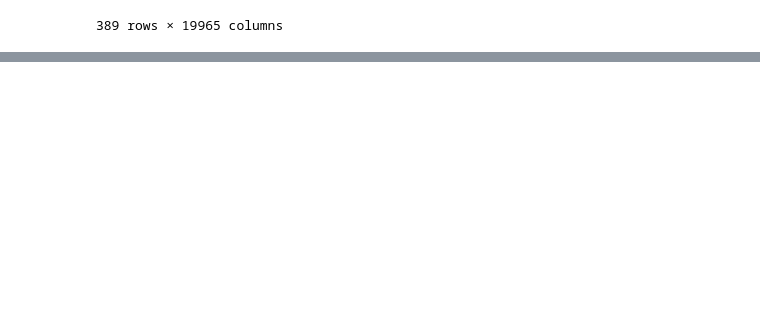
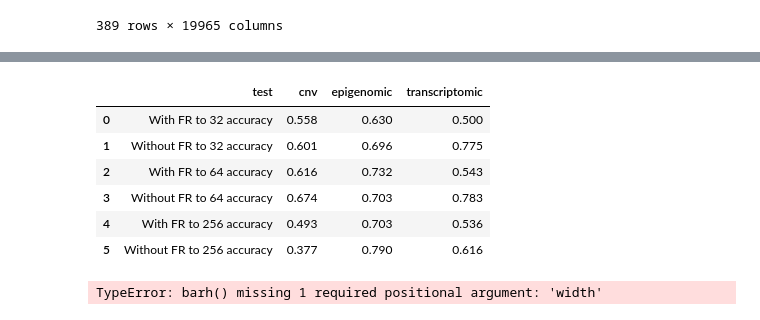
Before and after one commit to akira-nair/multiomic-model-tcga, a Jupyter notebook: models/MAVI/complete_modality.ipynb, the cells around one changed output, grey strips where cells are left out. Cells and saved outputs as stored; diff of their text form; code cells hidden in the pictures; blank space fills up the shorter version.

```diff
--- a/models/MAVI/complete_modality.ipynb
+++ b/models/MAVI/complete_modality.ipynb
@@ -216,3 +239,10 @@ data_training = data[data["case_id"].isin(training_cases)]
 | 513 | 0 | TCGA-55-8097 | 9.1147 | 0.0099 | 16.1424 | 2.6900 | ... |
 | 514 | 0 | TCGA-S2-AA1A | 32.9776 | 0.0428 | 26.9851 | 3.5112 | ... |
 389 rows × 19965 columns
+# %%
+cnv_hp = pd.read_csv("/users/anair27/data/anair27/singh-lab-TCGA-project/multiomic-model-tcga/__plots/Feb-27-14:18:16/cnv_results.csv", header = None)
+epigenomic_hp = pd.read_csv("/users/anair27/data/anair27/singh-lab-TCGA-project/multiomic-model-tcga/__plots/Feb-27-14:18:16/epigenomic_results.csv", header = None)
+transcriptomic_hp = pd.read_csv("/users/anair27/data/anair27/singh-lab-TCGA-project/multiomic-model-tcga/__plots/Feb-27-14:18:16/transcriptomic_results.csv", header = None)
+# %%
+cnv_hp = cnv_hp.rename(columns={0:'test', 1:'cnv'})
+cnv_hp
@@ -218,0 +257,3 @@ data_training = data[data["case_id"].isin(training_cases)]
+# %%
+epigenomic_hp = epigenomic_hp.rename(columns={0:'test', 1:'epigenomic'})
+epigenomic_hp
@@ -218,0 +268,3 @@ data_training = data[data["case_id"].isin(training_cases)]
+# %%
+transcriptomic_hp = transcriptomic_hp.rename(columns={0:'test', 1:'transcriptomic'})
+transcriptomic_hp
@@ -218,0 +279,11 @@ data_training = data[data["case_id"].isin(training_cases)]
+# %%
+results_hp = pd.merge(pd.merge(cnv_hp, epigenomic_hp, on = 'test'), transcriptomic_hp, on = 'test')
+results_hp
+# %% [output]
+|  | test | cnv | epigenomic | transcriptomic |
+| 0 | With FR to 32 accuracy | 0.558 | 0.630 | 0.500 |
+| 1 | Without FR to 32 accuracy | 0.601 | 0.696 | 0.775 |
+| 2 | With FR to 64 accuracy | 0.616 | 0.732 | 0.543 |
+| 3 | Without FR to 64 accuracy | 0.674 | 0.703 | 0.783 |
+| 4 | With FR to 256 accuracy | 0.493 | 0.703 | 0.536 |
+| 5 | Without FR to 256 accuracy | 0.377 | 0.790 | 0.616 |
@@ -218,0 +292,4 @@ data_training = data[data["case_id"].isin(training_cases)]
+# %%
+plt.barh(results_hp)
+# %% [output]
+TypeError: barh() missing 1 required positional argument: 'width'
```
Also changed, not shown: parts of 12 cells of this notebook, 4 other files.
